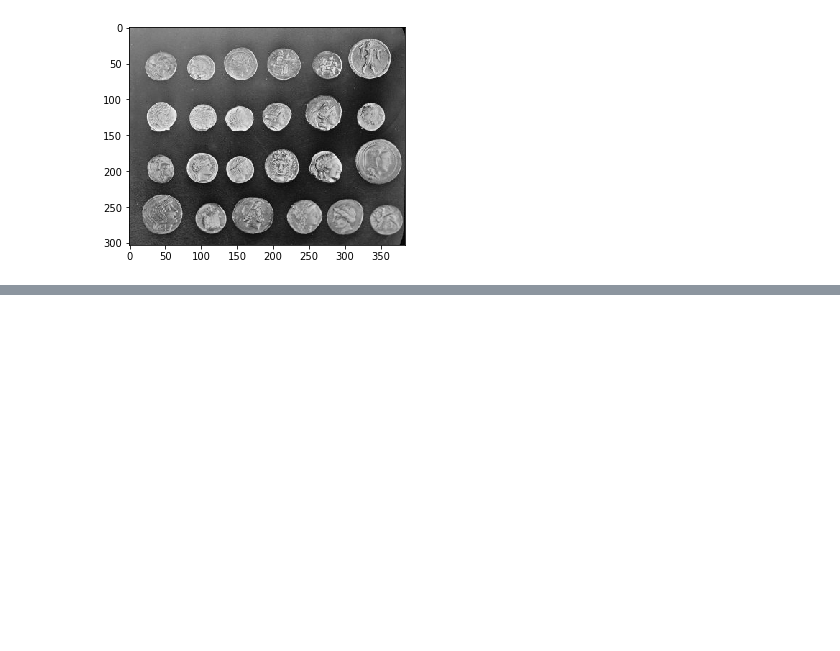
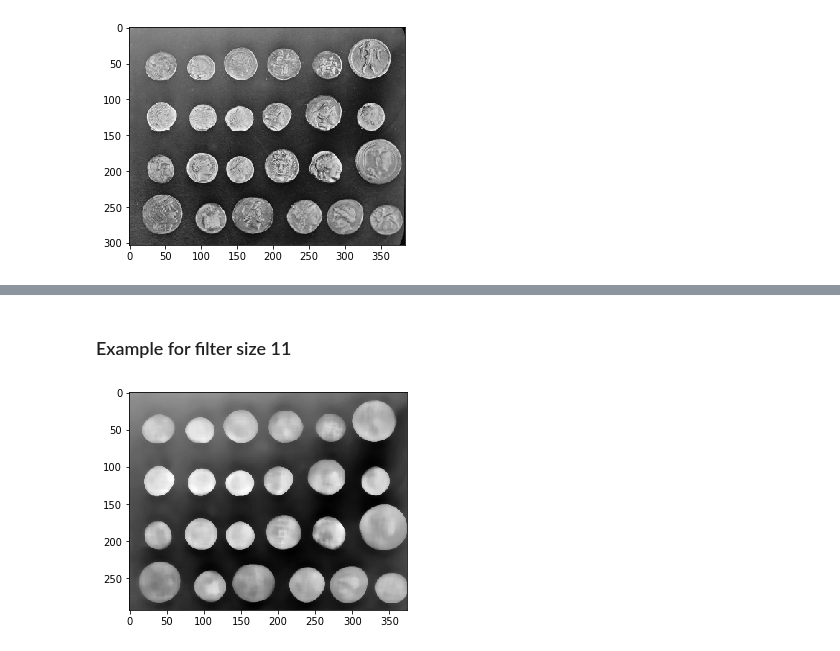
Before and after one commit to neduchal/USVP, a Jupyter notebook: cviceni/cv02.ipynb, the cells around one changed output, grey strips where cells are left out. Drawn from its saved outputs; the diff is of its cells as text; code cells hidden in the pictures; blank space fills up the shorter version.

```diff
--- a/cviceni/cv02.ipynb
+++ b/cviceni/cv02.ipynb
@@ -139,0 +73,30 @@ h2 = plt.hist(img.ravel(),cumulative=True, bins=256)
+# %%
+def median_filter(img, size):
+    """
+        Median filter
+
+        The function applies median filter of defined size on the input image.
+        Filter iteratively grabs parts of the image and search for the median value.
+
+        @param img input image
+        @param size size of the filter
+    """
+    h = (size // 2)
+    output = np.zeros([img.shape[0]-(2*h), img.shape[1]-(2*h)])
+    for y in range(h, img.shape[0] - h):
+        for x in range(h, img.shape[1] - h):
+            img_part = sorted(img[y-h:y+h+1,x-h:x+h+1].ravel())
+            if (len(img_part) % 2) == 1:
+                output[y - h, x -h] = img_part[(len(img_part) // 2)]
+            else:
+                output[y - h, x -h] = (img_part[(len(img_part) // 2) - 1] + img_part[(len(img_part) // 2)]) // 2
+    return output
+# %% [markdown]
+### Example for filter size 11
+# %%
+output = median_filter(img, 11)
+
+plt.imshow(output, cmap="gray") # colormap grayscale
+plt.show()
+# %% [output]
+[figure, added]
```
Also changed, not shown: parts of 22 cells of this notebook, 1 other file.
